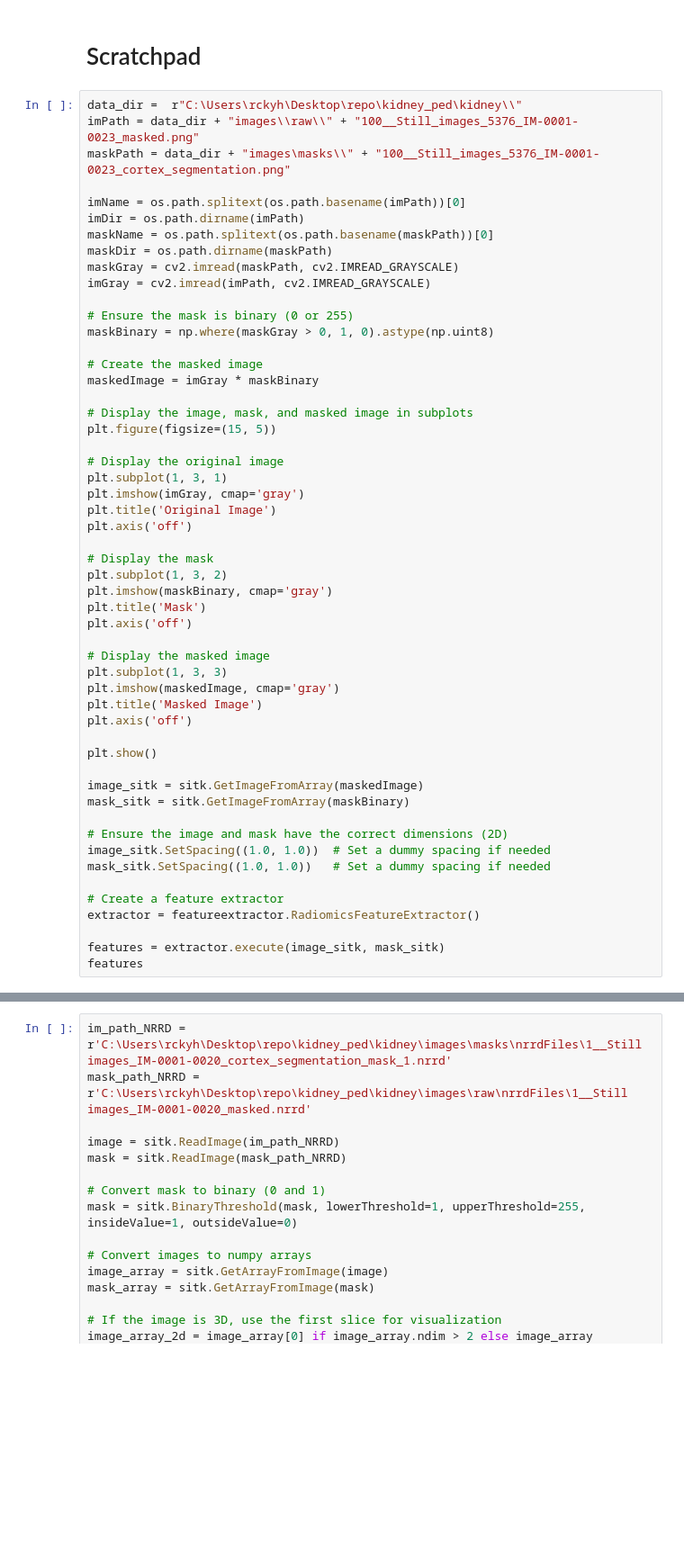
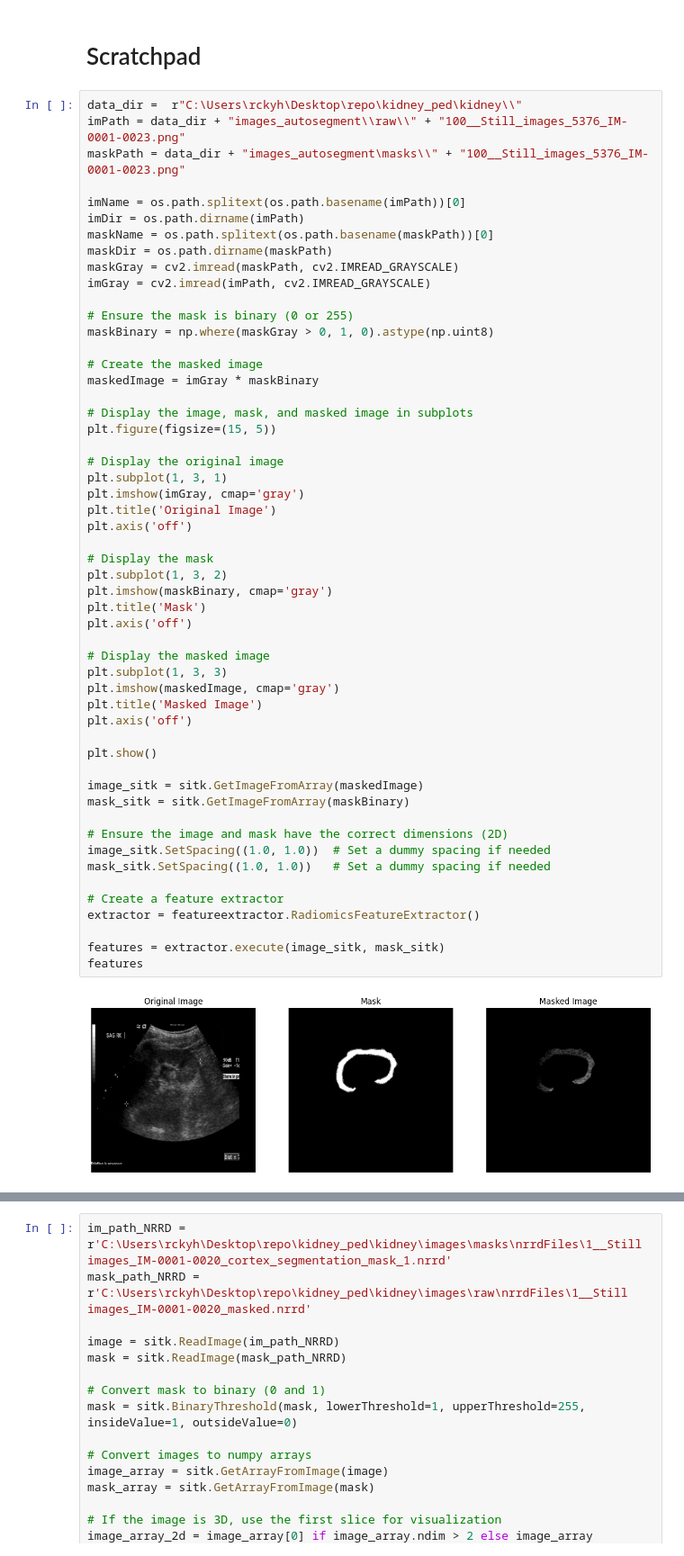
Before and after one commit to ricky-hu/kidney, a Jupyter notebook: ExtractRadiomics.ipynb, the cells around one changed output, grey strips where cells are left out. Shown: that part at 90% size. Drawn from its saved outputs; the diff is of its cells as text; blank space fills up the shorter version.

```diff
--- a/ExtractRadiomics.ipynb
+++ b/ExtractRadiomics.ipynb
@@ -143,8 +181,8 @@ Saving:  C:\Users\rckyh\Desktop\repo\kidney_ped\kidney\\radiomics.csv
 # Scratchpad
 # %%
 data_dir =  r"C:\Users\rckyh\Desktop\repo\kidney_ped\kidney\\"
-imPath = data_dir + "images\\raw\\" + "100__Still_images_5376_IM-0001-0023_masked.png"
-maskPath = data_dir + "images\masks\\" + "100__Still_images_5376_IM-0001-0023_cortex_segmentation.png"
+imPath = data_dir + "images_autosegment\\raw\\" + "100__Still_images_5376_IM-0001-0023.png"
+maskPath = data_dir + "images_autosegment\masks\\" + "100__Still_images_5376_IM-0001-0023.png"
 
 imName = os.path.splitext(os.path.basename(imPath))[0]
 imDir = os.path.dirname(imPath)
@@ -167,30 +205,32 @@ plt.subplot(1, 3, 1)
 plt.imshow(imGray, cmap='gray')
 plt.title('Original Image')
 plt.axis('off')
 
 # Display the mask
 plt.subplot(1, 3, 2)
 plt.imshow(maskBinary, cmap='gray')
 plt.title('Mask')
 plt.axis('off')
 
 # Display the masked image
 plt.subplot(1, 3, 3)
 plt.imshow(maskedImage, cmap='gray')
 plt.title('Masked Image')
 plt.axis('off')
 
 plt.show()
 
 image_sitk = sitk.GetImageFromArray(maskedImage)
 mask_sitk = sitk.GetImageFromArray(maskBinary)
 
 # Ensure the image and mask have the correct dimensions (2D)
 image_sitk.SetSpacing((1.0, 1.0))  # Set a dummy spacing if needed
 mask_sitk.SetSpacing((1.0, 1.0))   # Set a dummy spacing if needed
 
 # Create a feature extractor
 extractor = featureextractor.RadiomicsFeatureExtractor()
 
 features = extractor.execute(image_sitk, mask_sitk)
 features
+# %% [output]
+[figure, added]
```
Also changed, not shown: parts of 3 cells of this notebook, 8 other files.
